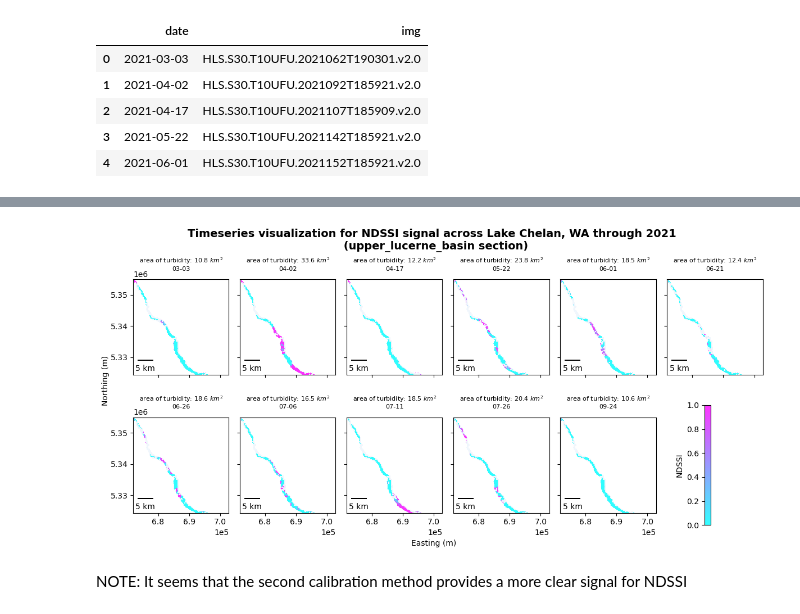
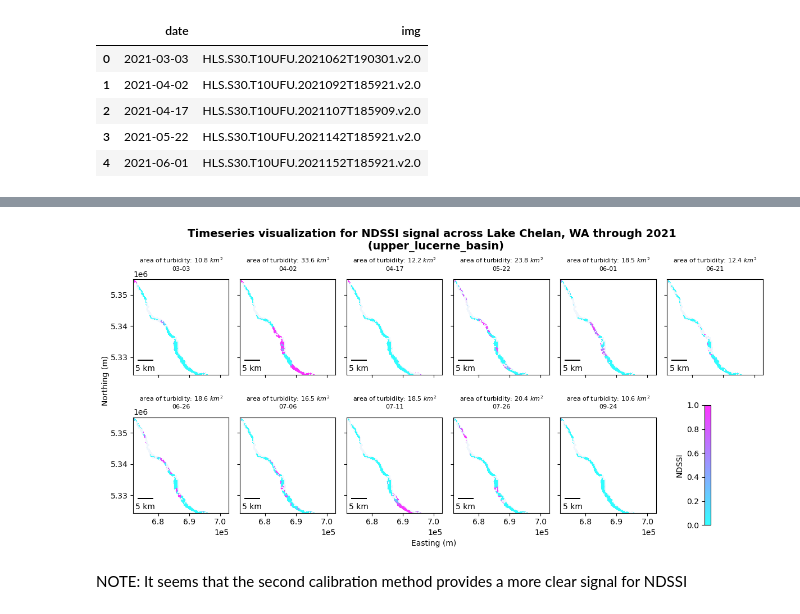
Before and after one commit to UW-GDA/Project_Chelanigans, a Jupyter notebook: chelan_4_affected-area-analysis.ipynb, the cells around one changed output, grey strips where cells are left out. Saved outputs shown, nothing was run; the diff lists cells and outputs as text; code cells hidden in the pictures.

```diff
--- a/chelan_4_affected-area-analysis.ipynb
+++ b/chelan_4_affected-area-analysis.ipynb
@@ -531,7 +531,7 @@ plt.savefig(strFile);
 # %%
 fig, axa = plt.subplots(2, 6, figsize=(12, 6), edgecolor='k', sharex=True, sharey=True)
 fig.subplots_adjust(hspace = .15, wspace=.5)
-fig.suptitle('Timeseries visualization for NDSSI signal across Lake Chelan, WA through %s \n (%s section)' %(date[0:4], window_id),
+fig.suptitle('Timeseries visualization for NDSSI signal across Lake Chelan, WA through %s \n (%s)' %(date[0:4], window_id),
              fontsize=14,
              fontweight='bold',
              y=.95)
@@ -583,34 +583,34 @@ for i in enumerate(img_list[0:11]):
 
     #plot NDTI
     axa[index].imshow(chelan_mask, extent=chelan_mask_extent, cmap='Blues')
     shw0 = axa[index].imshow(ndssi_chelan, extent=window_extent, cmap='cool', alpha=0.8, vmin=0, vmax=1)
 
     axa[index].add_artist(ScaleBar(1.0, location='lower left'))
     axa[index].set_title(area_of_turb+'\n'+date[5:10], fontsize=8, y=1.04)
     axa[index].ticklabel_format(scilimits=(1,3))
     axa[index].set_xlim(window_extent[0], window_extent[1])
     axa[index].set_ylim(window_extent[2], window_extent[3])
 
     plt.tight_layout()
 
 fig.text(0.5, 0.01, 'Easting (m)', ha='center')
 fig.text(0.007, 0.5, 'Northing (m)', va='center', rotation='vertical')
 #https://stackoverflow.com/questions/16150819/common-xlabel-ylabel-for-matplotlib-subplots
 
 fig.delaxes(axa[-1])
 bar = plt.colorbar(shw0, ax=axa[-1], location='left', anchor=(4.5,0.5), shrink=0.9, label="NDSSI")
 plt.tight_layout()
 
 chelan_df['NDSSI_area'] = NDSSI_area_ls[::]
 
 #save image output
 strFile = ('/home/jovyan/project/chelanigans/output/%s/%s/NDSSI_thresh_timeseries.png' %(notebook, window_id))
 if os.path.isfile(strFile):
 #os.remove(strFile)
     os.system("rm "+strFile)
 plt.savefig(strFile);
 # %% [output]
-[figure, old version]
+[figure, new version]
 # %% [markdown]
 NOTE: It seems that the second calibration method provides a more clear signal for NDSSI
 # %% [markdown]
```
Also changed, not shown: parts of 2 cells of this notebook, 1 other file.
